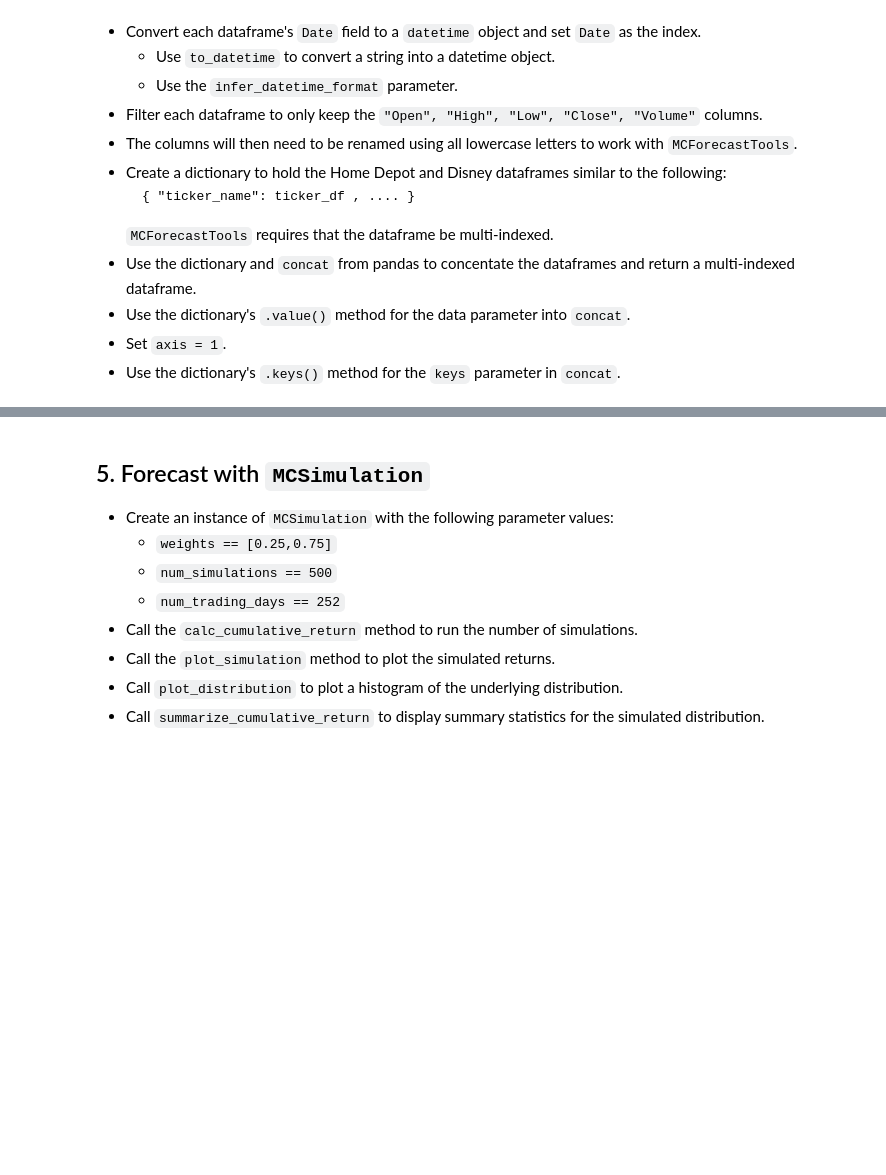
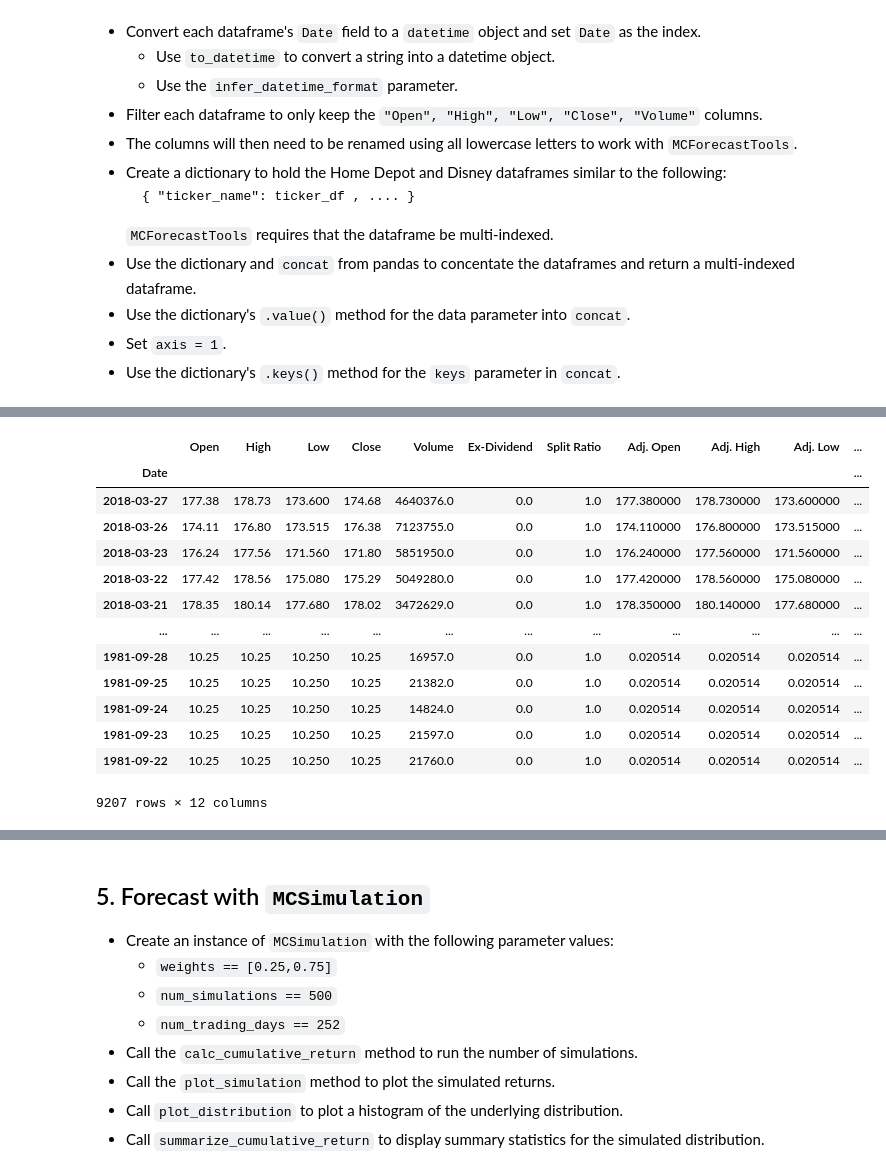
Before and after one commit to davidlp94/00_Module_Activities, a Jupyter notebook: Module_5/Class_2_Activities/04-Stu_Intro_MonteCarlo/Unsolved/monte_carlo.ipynb, the cells around one changed output, grey strips where cells are left out. Saved outputs shown, nothing was run; the diff lists cells and outputs as text; code cells hidden in the pictures; blank space fills up the shorter version.

```diff
--- a/Module_5/Class_2_Activities/04-Stu_Intro_MonteCarlo/Unsolved/monte_carlo.ipynb
+++ b/Module_5/Class_2_Activities/04-Stu_Intro_MonteCarlo/Unsolved/monte_carlo.ipynb
@@ -80,3 +106,4 @@ ServerApp.rate_limit_window=3.0 (secs)
 # %%
 # Create a dataframe from Home Depot the response.
-# YOUR CODE HERE!
+hd_df = pd.DataFrame(columns=hd_response['dataset']['column_names'],data=hd_response['dataset']['data'])
+hd_df
@@ -82,0 +124,4 @@ ServerApp.rate_limit_window=3.0 (secs)
+# %%
+# Convert `Date` to datetime
+hd_df['Date'] = pd.to_datetime(hd_df['Date']).dt.date
+hd_df
@@ -82,0 +142,19 @@ ServerApp.rate_limit_window=3.0 (secs)
+# %%
+# Set index
+hd_df = hd_df.set_index('Date')
+hd_df
+# %% [output]
+|  | Open | High | Low | Close | Volume | Ex-Dividend | Split Ratio | Adj. Open | Adj. High | Adj. Low | ... |
+| Date |  |  |  |  |  |  |  |  |  |  | ... |
+| 2018-03-27 | 177.38 | 178.73 | 173.600 | 174.68 | 4640376.0 | 0.0 | 1.0 | 177.380000 | 178.730000 | 173.600000 | ... |
+| 2018-03-26 | 174.11 | 176.80 | 173.515 | 176.38 | 7123755.0 | 0.0 | 1.0 | 174.110000 | 176.800000 | 173.515000 | ... |
+| 2018-03-23 | 176.24 | 177.56 | 171.560 | 171.80 | 5851950.0 | 0.0 | 1.0 | 176.240000 | 177.560000 | 171.560000 | ... |
+| 2018-03-22 | 177.42 | 178.56 | 175.080 | 175.29 | 5049280.0 | 0.0 | 1.0 | 177.420000 | 178.560000 | 175.080000 | ... |
+| 2018-03-21 | 178.35 | 180.14 | 177.680 | 178.02 | 3472629.0 | 0.0 | 1.0 | 178.350000 | 180.140000 | 177.680000 | ... |
+| ... | ... | ... | ... | ... | ... | ... | ... | ... | ... | ... | ... |
+| 1981-09-28 | 10.25 | 10.25 | 10.250 | 10.25 | 16957.0 | 0.0 | 1.0 | 0.020514 | 0.020514 | 0.020514 | ... |
+| 1981-09-25 | 10.25 | 10.25 | 10.250 | 10.25 | 21382.0 | 0.0 | 1.0 | 0.020514 | 0.020514 | 0.020514 | ... |
+| 1981-09-24 | 10.25 | 10.25 | 10.250 | 10.25 | 14824.0 | 0.0 | 1.0 | 0.020514 | 0.020514 | 0.020514 | ... |
+| 1981-09-23 | 10.25 | 10.25 | 10.250 | 10.25 | 21597.0 | 0.0 | 1.0 | 0.020514 | 0.020514 | 0.020514 | ... |
+| 1981-09-22 | 10.25 | 10.25 | 10.250 | 10.25 | 21760.0 | 0.0 | 1.0 | 0.020514 | 0.020514 | 0.020514 | ... |
+9207 rows × 12 columns
```
Also changed, not shown: parts of 33 cells of this notebook.
